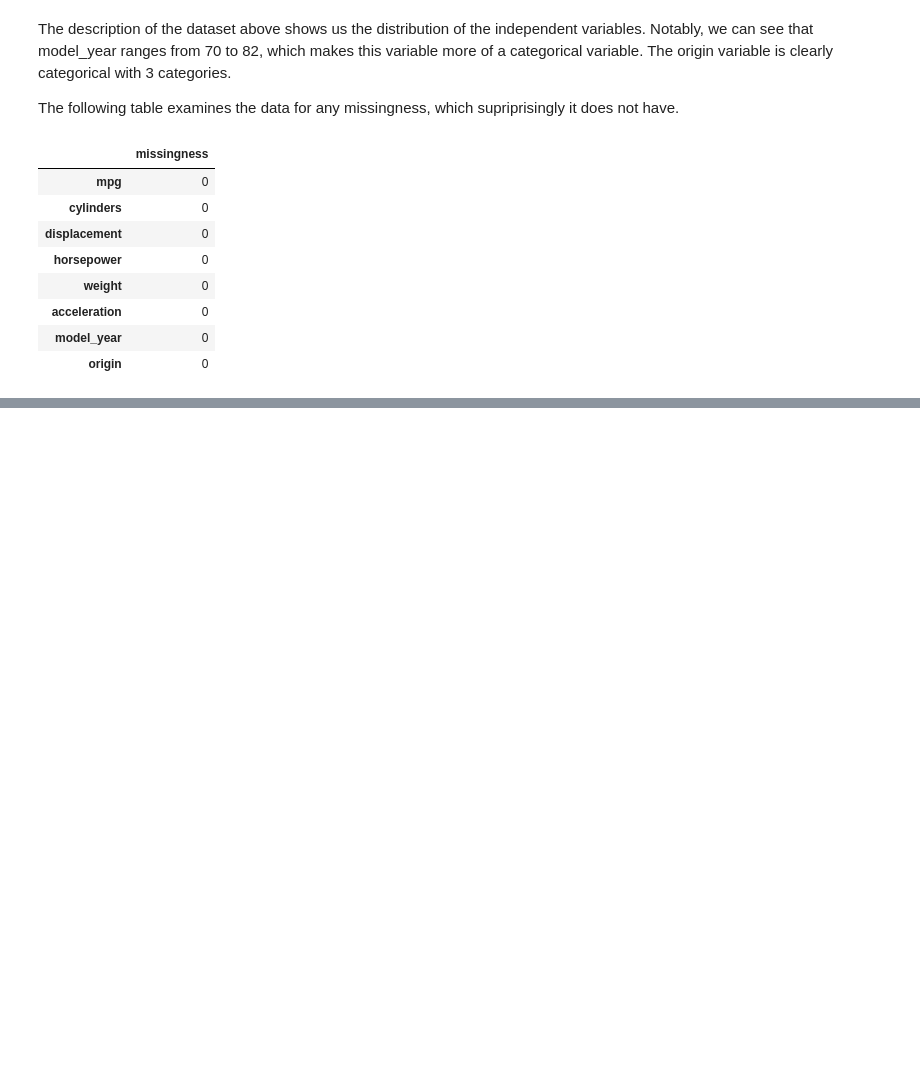
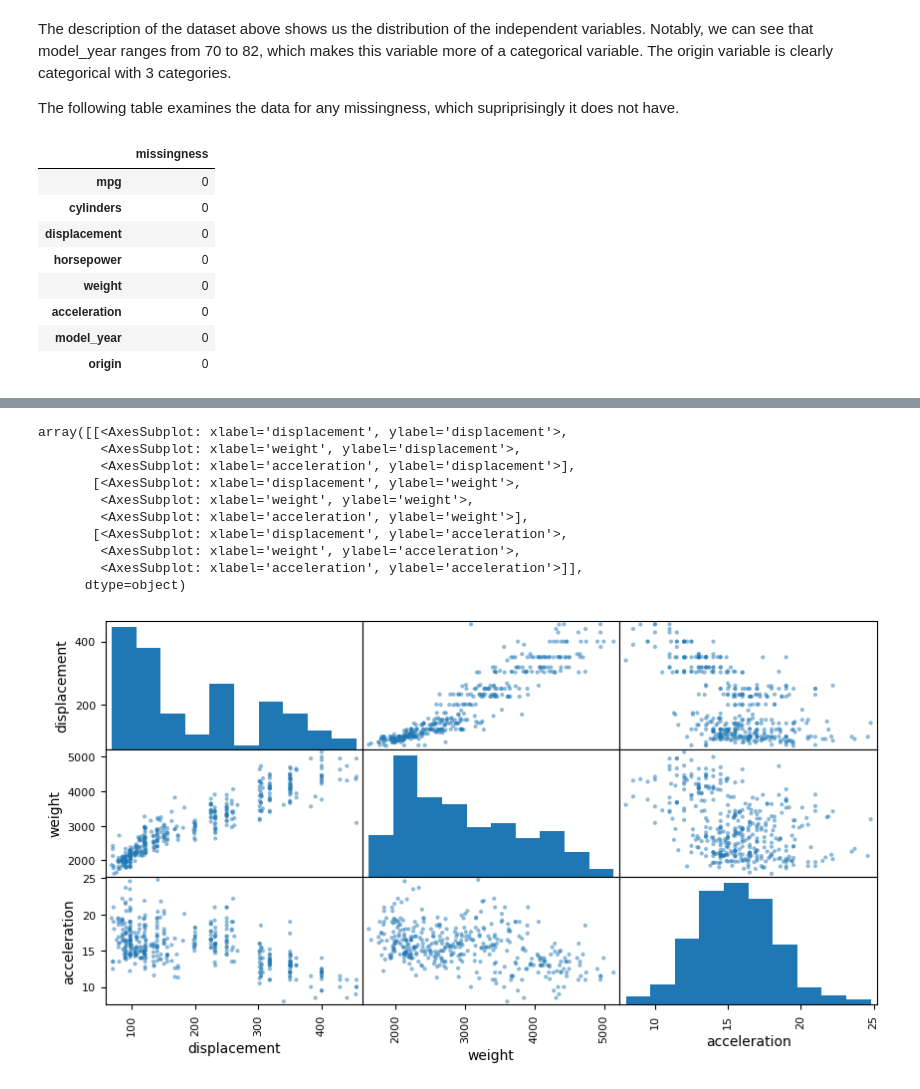
Before and after one commit to jul-ian/mtcars-practice, a Jupyter notebook: notebooks/1_cleaning_and_EDA.ipynb, the cells around one changed output, grey strips where cells are left out. Drawn from its saved outputs; the diff is of its cells as text; code cells hidden in the pictures; blank space fills up the shorter version.

```diff
--- a/notebooks/1_cleaning_and_EDA.ipynb
+++ b/notebooks/1_cleaning_and_EDA.ipynb
@@ -83,0 +108,14 @@ The distribution of the origin variable seems pretty skewed toward the "1" categ
+# %%
+scatter_matrix(mtcars[['displacement', 'weight', 'acceleration']], figsize=(10, 5))
+# %% [output]
+array([[<AxesSubplot: xlabel='displacement', ylabel='displacement'>,
+        <AxesSubplot: xlabel='weight', ylabel='displacement'>,
+        <AxesSubplot: xlabel='acceleration', ylabel='displacement'>],
+       [<AxesSubplot: xlabel='displacement', ylabel='weight'>,
+        <AxesSubplot: xlabel='weight', ylabel='weight'>,
+        <AxesSubplot: xlabel='acceleration', ylabel='weight'>],
+       [<AxesSubplot: xlabel='displacement', ylabel='acceleration'>,
+        <AxesSubplot: xlabel='weight', ylabel='acceleration'>,
+        <AxesSubplot: xlabel='acceleration', ylabel='acceleration'>]],
+      dtype=object)
+[figure, added]
```
Also changed, not shown: parts of 6 cells of this notebook.
